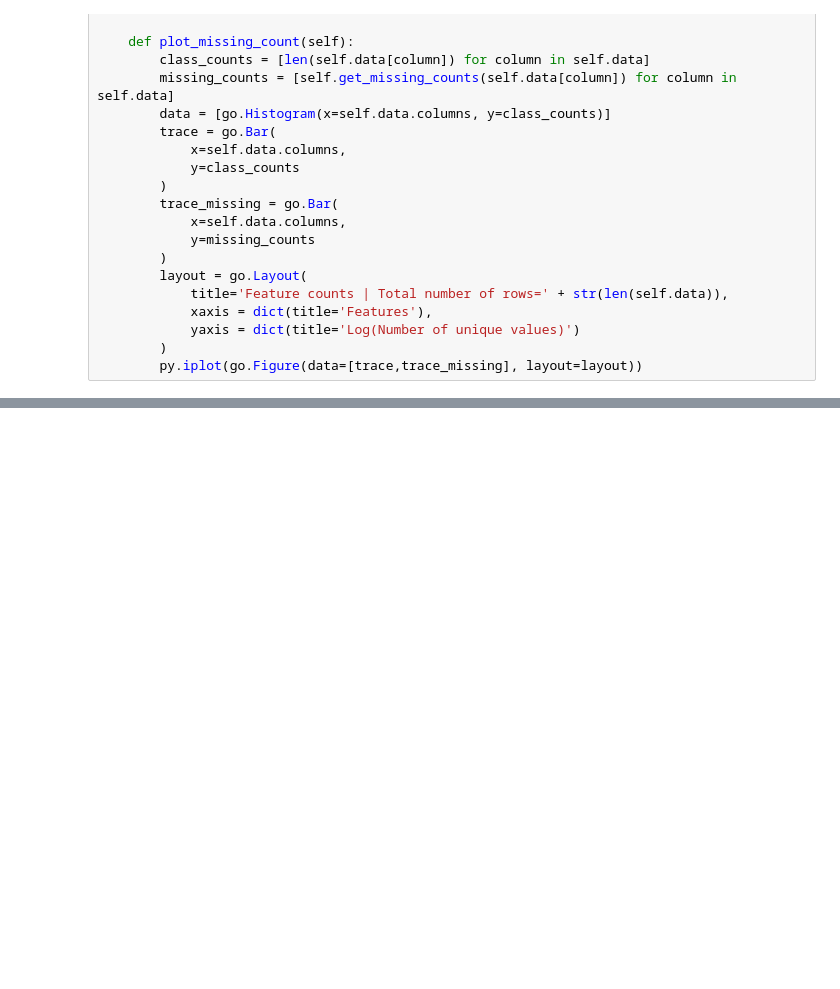
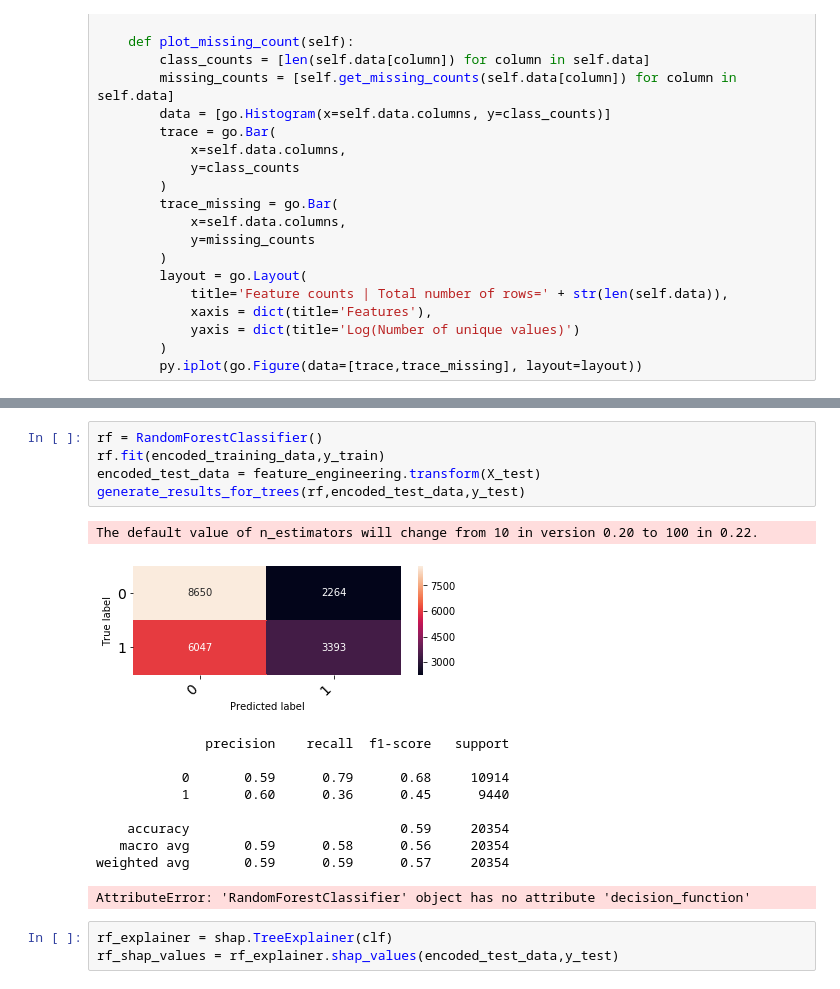
Before and after one commit to surya-kanoria/Diabetes-Patient-Readmission, a Jupyter notebook: Prediction.ipynb, the cells around one changed output, grey strips where cells are left out. Cells and saved outputs as stored; diff of their text form; blank space fills up the shorter version.

```diff
--- a/Prediction.ipynb
+++ b/Prediction.ipynb
@@ -795,3 +441,23 @@ shap.summary_plot(shap_values,encoded_test_data)
 shap.force_plot(explainer.expected_value[0], shap_values[0][:100])
 # %% [output]
 [interactive output not drawn]
+# %%
+rf = RandomForestClassifier()
+rf.fit(encoded_training_data,y_train)
+encoded_test_data = feature_engineering.transform(X_test)
+generate_results_for_trees(rf,encoded_test_data,y_test)
+# %% [output]
+The default value of n_estimators will change from 10 in version 0.20 to 100 in 0.22.
+[figure, added]
+              precision    recall  f1-score   support
+
+           0       0.59      0.79      0.68     10914
+           1       0.60      0.36      0.45      9440
+
+    accuracy                           0.59     20354
+   macro avg       0.59      0.58      0.56     20354
+weighted avg       0.59      0.59      0.57     20354
+AttributeError: 'RandomForestClassifier' object has no attribute 'decision_function'
+# %%
+rf_explainer = shap.TreeExplainer(clf)
+rf_shap_values = rf_explainer.shap_values(encoded_test_data,y_test)
```
Also changed, not shown: parts of 22 cells of this notebook, 1 other file.
